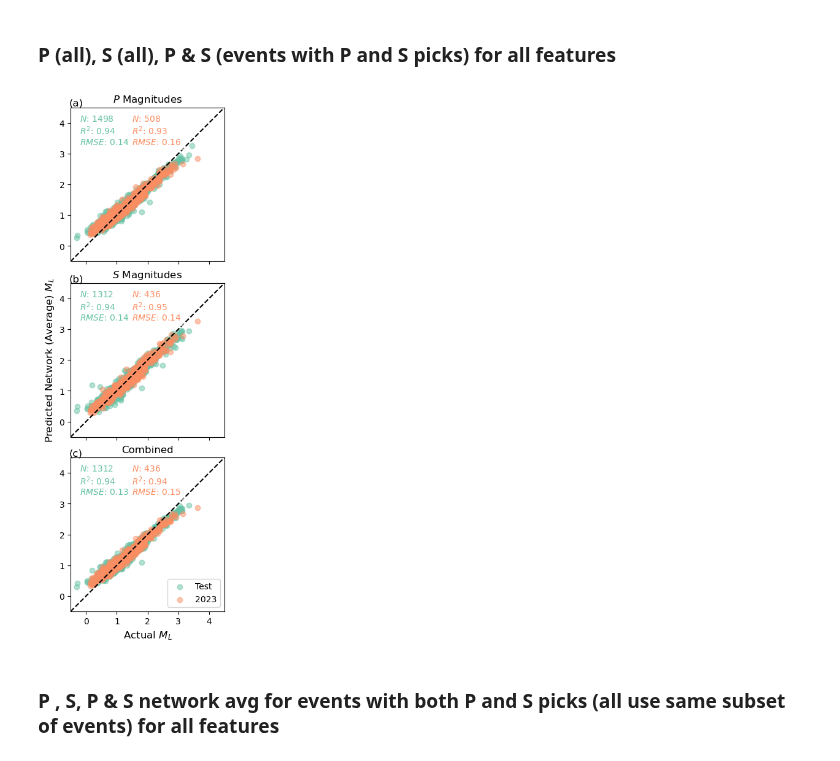
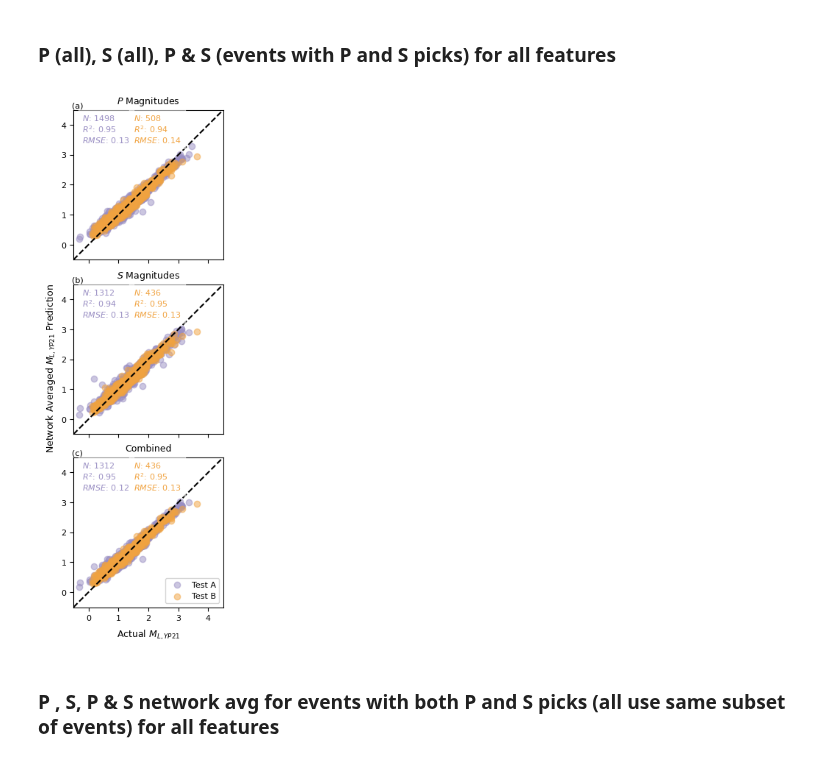
Before and after one commit to armstrong06/featmag, a Jupyter notebook: notebooks_results/combinePandSPredictionsAllFeatures.ipynb, the cells around one changed output. Saved outputs shown, nothing was run; the diff lists cells and outputs as text; code cells hidden in the pictures.

Commit message:
update network avg comparison figs

```diff
--- a/notebooks_results/combinePandSPredictionsAllFeatures.ipynb
+++ b/notebooks_results/combinePandSPredictionsAllFeatures.ipynb
@@ -162,60 +163,67 @@ Filtered number of predictions: 6250
 # Make plots
 # %% [markdown]
 ### P (all), S (all), P & S (events with P and S picks) for all features
+# %%
+plotting.set_default_fontsizes()
 # %%
-fig, axes = plt.subplots(3, 1, figsize=(4, 9), constrained_layout=True)
-plotting.actual_v_network_avg_prediction([p_test_allfeat_avg_df, p_holdout_allfeat_avg_df],
+fig, axes = plt.subplots(3, 1, figsize=(4, 7.5), constrained_layout=True)
+plotting.actual_v_network_avg_prediction([p_test_avg_df, p_holdout_avg_df],
                                     ax=axes[0],
                                     title='$\it P$ Magnitudes',
                                     plot_lims=[-0.5, 4.5],
                                     alphas=[0.5, 0.5],
                                     legend_labels=['Test', '2022'],
                                     plot_legend=False,
-                                    marker_colors=['#66c2a5', '#fc8d62'],
+                                    marker_colors=['#998ec3', '#f1a340'],
                                     linestyle='--',
                                     plot_ylabel=False,
                                     plot_xlabel=False,
                                     plot_xtick_labels=False,
                                     text_x = [-0.2, 0.50],
-                                    text_y=[-1.2, -1.2])
+                                    text_y=[-1.1, -1.1])
 
-plotting.actual_v_network_avg_prediction([s_test_allfeat_avg_df, s_holdout_allfeat_avg_df],
+plotting.actual_v_network_avg_prediction([s_test_avg_df, s_holdout_avg_df],
                                     ax=axes[1],
                                     title='$\it S $ Magnitudes',
                                     plot_lims=[-0.5, 4.5],
                                     alphas=[0.5, 0.5],
                                     legend_labels=['Test', '2022'],
                                     plot_legend=False,
-                                    marker_colors=['#66c2a5', '#fc8d62'],
-                                    plot_ylabel=True,
+                                    marker_colors=['#998ec3', '#f1a340'],
+                                    plot_ylabel=False,
                                     plot_ytick_labels=True,
                                     linestyle='--',
                                     plot_xlabel=False,
                                     plot_xtick_labels=False,
                                     text_x = [-0.2, 0.50],
-                                    text_y=[-1.2, -1.2])
+                                    text_y=[-1.1, -1.1])
 
-plotting.actual_v_network_avg_prediction([combined_test_allfeat_avg_df, combined_holdout_allfeat_avg_df],
+plotting.actual_v_network_avg_prediction([combined_test_avg_df, combined_holdout_avg_df],
                                          ax=axes[2],
                                     title='Combined',
                                     plot_lims=[-0.5, 4.5],
                                     alphas=[0.5, 0.5],
-                                    legend_labels=['Test', '2023'],
+                                    legend_labels=['Test A', 'Test B'],
                                     plot_legend=True,
-                                    marker_colors=['#66c2a5', '#fc8d62'],
+                                    marker_colors=['#998ec3', '#f1a340'],
                                     linestyle='--',
                                      plot_ylabel=False,
+                                     plot_xlabel=False,
                                     text_x = [-0.2, 0.50],
-                                    text_y=[-1.2, -1.2])
+                                    text_y=[-1.1, -1.1])
 sp_labels = ['(a)', '(b)', '(c)']
 for i, ax in enumerate(axes):
     ax.text(-0.01,
-            1.01,
+            1.015,
             sp_labels[i],
             transform=ax.transAxes,
-            fontsize=12)
+            fontsize=8)
+
+fig.supylabel('Network Averaged $M_{L,YP21}$ Prediction', fontsize=9, x=0.15)
+fig.supxlabel('Actual $M_{L,YP21}$', fontsize=9)
+fig.savefig('../figures/actualVPredictedAveragesAllFeatures.png', dpi=300)
 # %% [output]
-[figure, old version]
+[figure, new version]
 # %% [markdown]
 ### P , S, P & S network avg for events with both P and S picks (all use same subset of events) for all features
 # %%
```
Also changed, not shown: parts of 1 cell of this notebook, 3 other files.
